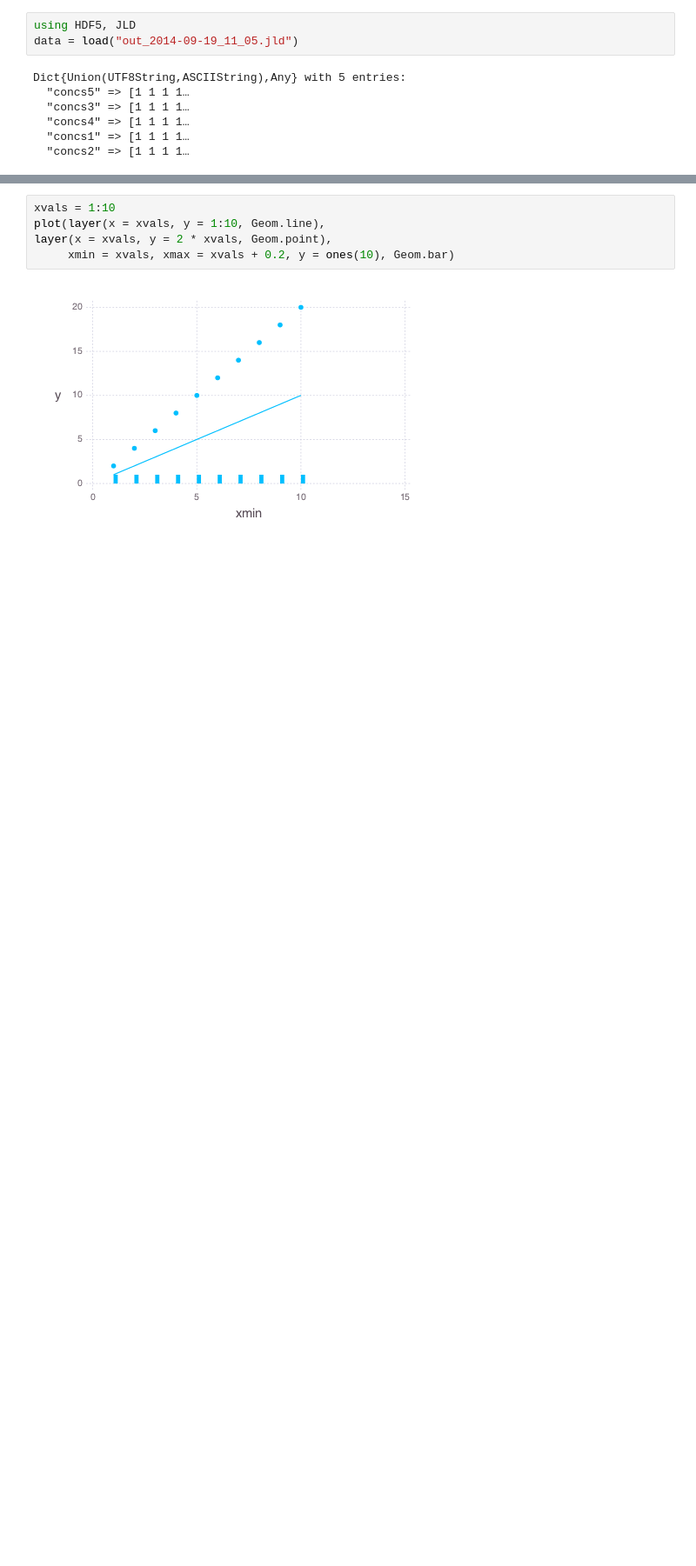
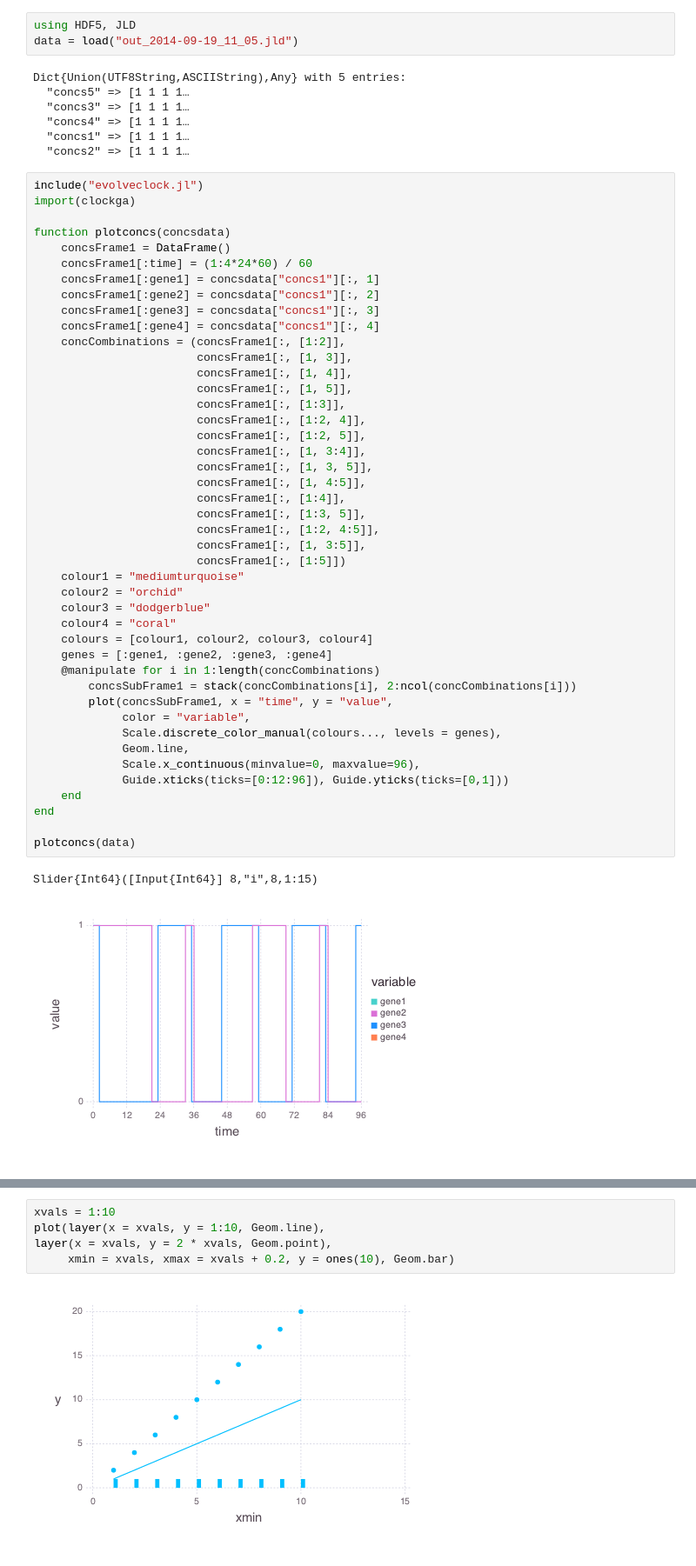
Before and after one commit to Treblesteph/network_evo, a Jupyter notebook: Lab Book.ipynb, the cells around one changed output, grey strips where cells are left out. Shown at 87% size. Cells and saved outputs as stored; diff of their text form; blank space fills up the shorter version.

Commit message:
More plotting (including starting colour key).

```diff
--- a/Lab Book.ipynb
+++ b/Lab Book.ipynb
@@ -77,3 +83,50 @@ Dict{Union(UTF8String,ASCIIString),Any} with 5 entries:
   "concs4" => [1 1 1 1…
   "concs1" => [1 1 1 1…
   "concs2" => [1 1 1 1…
+# %%
+include("evolveclock.jl")
+import(clockga)
+
+function plotconcs(concsdata)
+    concsFrame1 = DataFrame()
+    concsFrame1[:time] = (1:4*24*60) / 60
+    concsFrame1[:gene1] = concsdata["concs1"][:, 1]
+    concsFrame1[:gene2] = concsdata["concs1"][:, 2]
+    concsFrame1[:gene3] = concsdata["concs1"][:, 3]
+    concsFrame1[:gene4] = concsdata["concs1"][:, 4]
+    concCombinations = (concsFrame1[:, [1:2]],
+                        concsFrame1[:, [1, 3]],
+                        concsFrame1[:, [1, 4]],
+                        concsFrame1[:, [1, 5]],
+                        concsFrame1[:, [1:3]],
+                        concsFrame1[:, [1:2, 4]],
+                        concsFrame1[:, [1:2, 5]],
+                        concsFrame1[:, [1, 3:4]],
+                        concsFrame1[:, [1, 3, 5]],
+                        concsFrame1[:, [1, 4:5]],
+                        concsFrame1[:, [1:4]],
+                        concsFrame1[:, [1:3, 5]],
+                        concsFrame1[:, [1:2, 4:5]],
+                        concsFrame1[:, [1, 3:5]],
+                        concsFrame1[:, [1:5]])
+    colour1 = "mediumturquoise"
+    colour2 = "orchid"
+    colour3 = "dodgerblue"
+    colour4 = "coral"
+    colours = [colour1, colour2, colour3, colour4]
+    genes = [:gene1, :gene2, :gene3, :gene4]
+    @manipulate for i in 1:length(concCombinations)
+        concsSubFrame1 = stack(concCombinations[i], 2:ncol(concCombinations[i]))
+        plot(concsSubFrame1, x = "time", y = "value",
+             color = "variable",
+             Scale.discrete_color_manual(colours..., levels = genes),
+             Geom.line,
+             Scale.x_continuous(minvalue=0, maxvalue=96),
+             Guide.xticks(ticks=[0:12:96]), Guide.yticks(ticks=[0,1]))
+    end
+end
+
+plotconcs(data)
+# %% [output]
+Slider{Int64}([Input{Int64}] 8,"i",8,1:15)
+[figure, added]
```
Also changed, not shown: parts of 17 cells of this notebook.
